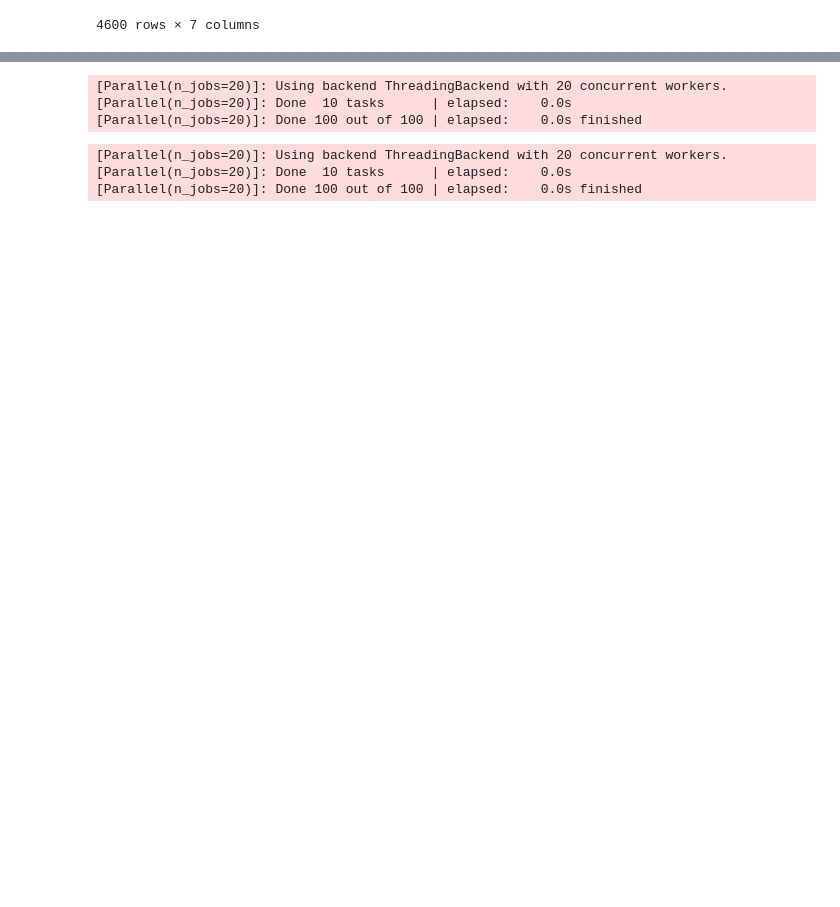
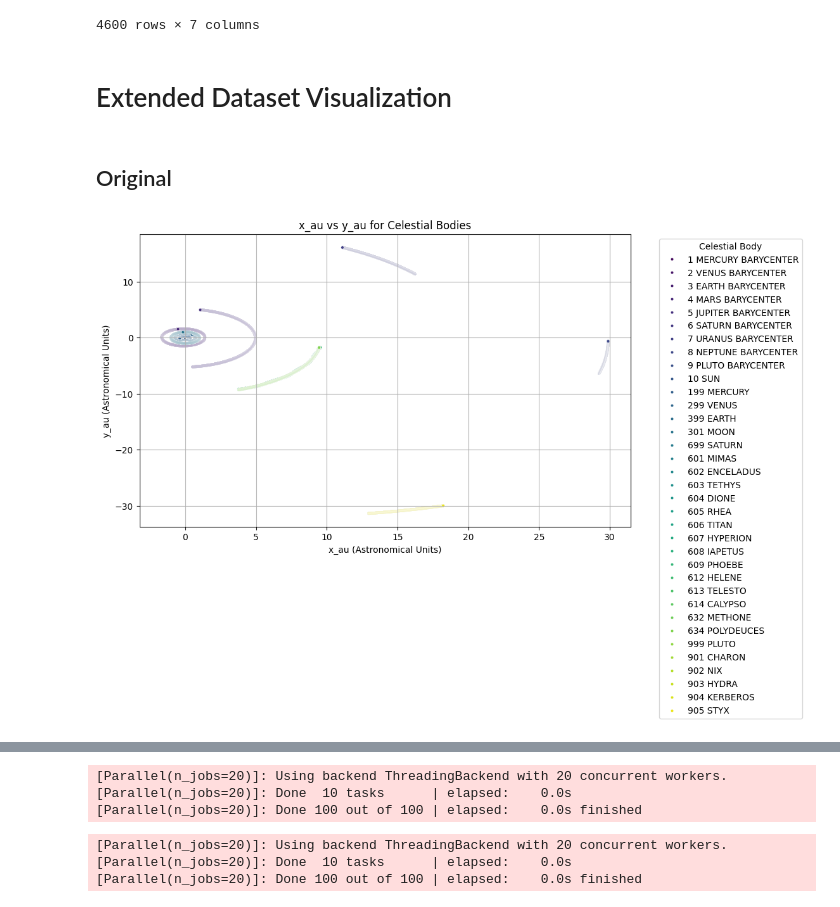
Before and after one commit to ARoyyanF/RBL-AnalisisData-ML, a Jupyter notebook: current-notebooks/multiple-rf.ipynb, the cells around one changed output, grey strips where cells are left out. Cells and saved outputs as stored; diff of their text form; code cells hidden in the pictures; blank space fills up the shorter version.

Commit message:
add dataset before and after dataset extension visualization

```diff
--- a/current-notebooks/multiple-rf.ipynb
+++ b/current-notebooks/multiple-rf.ipynb
@@ -3,6 +5,7 @@ import pandas as pd
 import numpy as np
 
 df_raw = pd.read_csv('./../dataset/one_revolution_paths.csv')
+df_original = pd.read_csv('./../dataset/solar_system_positions_with_velocity.csv')
 # %%
 df_raw
 # %% [output]
@@ -53,3 +56,18 @@ df
 | 4598 | 905 STYX | 1.432016e+22 | 1.986996e+09 | -4.672559e+09 | -5.573491e+07 | other | 905 STYX |
 | 4599 | 905 STYX | 1.439248e+22 | 2.187029e+09 | -4.636287e+09 | -1.268262e+08 | other | 905 STYX |
 4600 rows × 7 columns
+# %% [markdown]
+# Extended Dataset Visualization
+# %% [markdown]
+## Original
+# %%
+plt.figure(figsize=(10, 6))
+sns.scatterplot(data=df_original, x='x_au', y='y_au', hue='name', palette='viridis', s=10)
+plt.title('x_au vs y_au for Celestial Bodies')
+plt.xlabel('x_au (Astronomical Units)')
+plt.ylabel('y_au (Astronomical Units)')
+plt.legend(title='Celestial Body', bbox_to_anchor=(1.05, 1), loc='upper left')
+plt.grid(True)
+plt.show()
+# %% [output]
+[figure, added]
```
Also changed, not shown: parts of 18 cells of this notebook.
